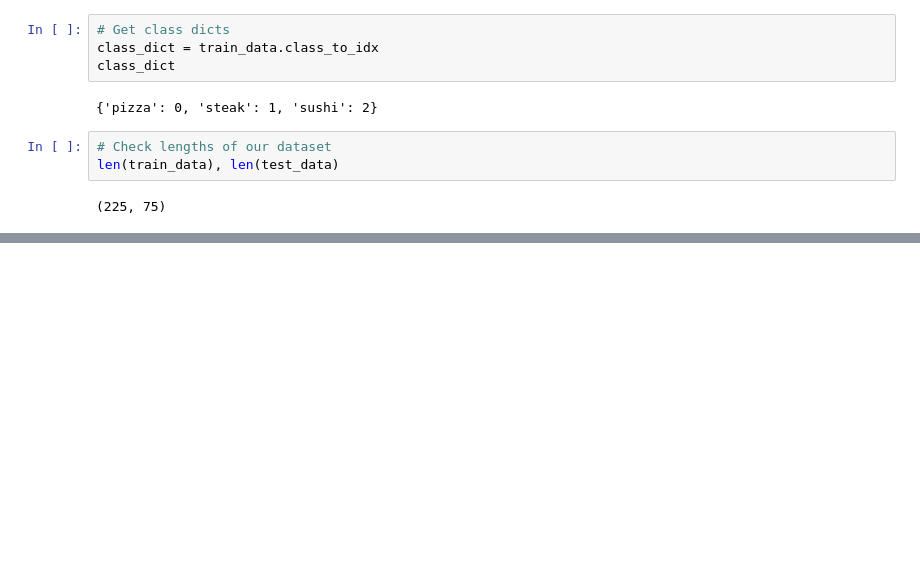
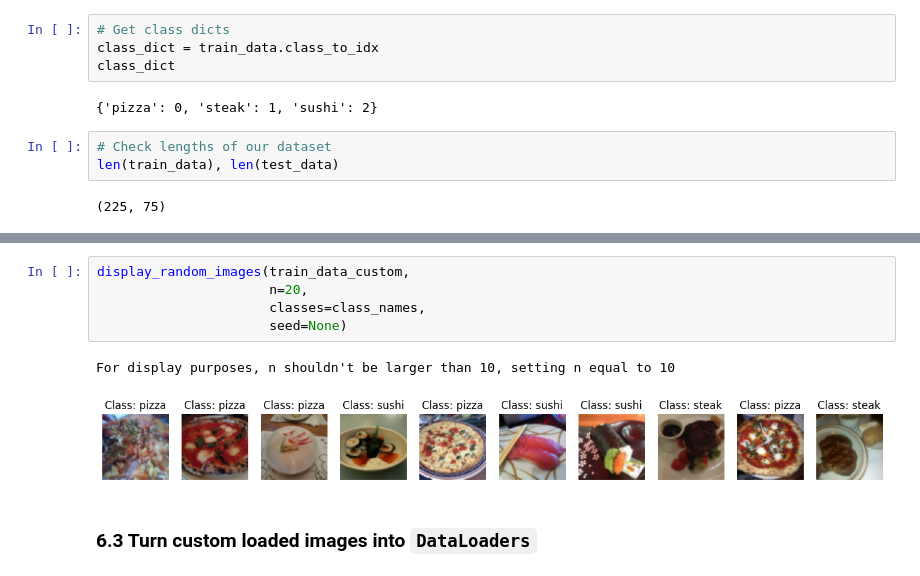
Before and after one commit to shaheer776/ai-portfolio-python, a Jupyter notebook: PyTorch/06_Pytorch_Custom_dataset.ipynb, the cells around one changed output, grey strips where cells are left out. Cells and saved outputs as stored; diff of their text form; blank space fills up the shorter version.

```diff
--- a/PyTorch/06_Pytorch_Custom_dataset.ipynb
+++ b/PyTorch/06_Pytorch_Custom_dataset.ipynb
@@ -254,0 +523,10 @@ len(train_data), len(test_data)
+# %%
+display_random_images(train_data_custom,
+                      n=20,
+                      classes=class_names,
+                      seed=None)
+# %% [output]
+For display purposes, n shouldn't be larger than 10, setting n equal to 10
+[figure, added]
+# %% [markdown]
+### 6.3 Turn custom loaded images into `DataLoaders`
```
Also changed, not shown: parts of 53 cells of this notebook.
